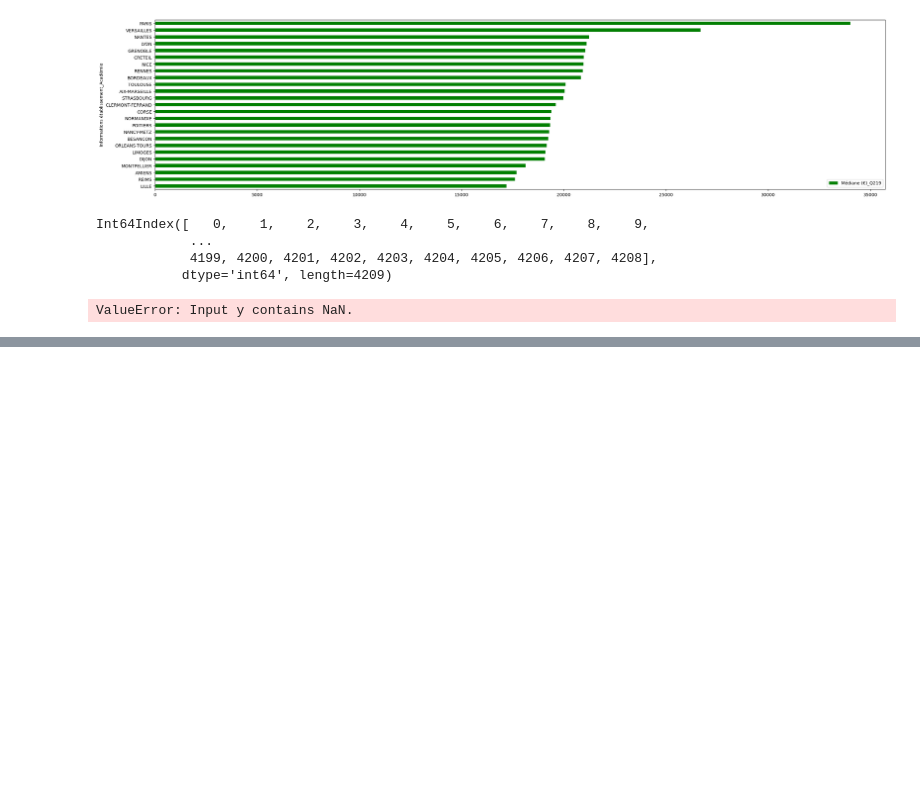
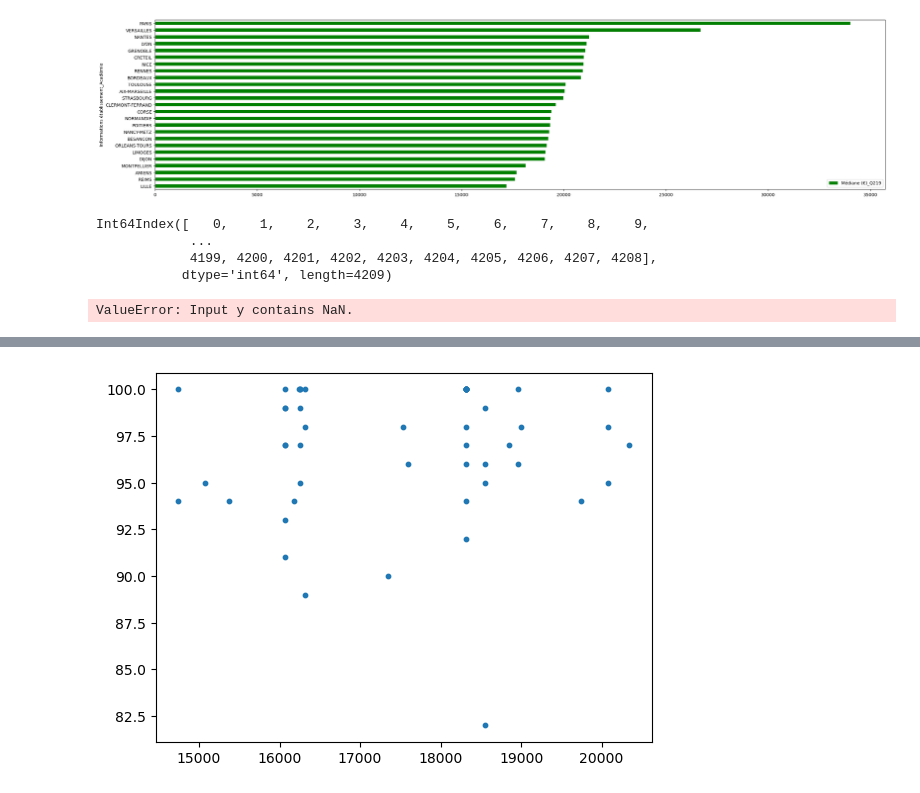
Before and after one commit to Acochepin/Python-2A---AC---JM---RS, a Jupyter notebook: Manipulation bases de données.ipynb, the cells around one changed output, grey strips where cells are left out. Cells and saved outputs as stored; diff of their text form; code cells hidden in the pictures; blank space fills up the shorter version.

```diff
--- a/Manipulation bases de données.ipynb
+++ b/Manipulation bases de données.ipynb
@@ -526,0 +560,11 @@ ValueError: Input y contains NaN.
+# %%
+#Bas taux de réussite
+df7 = df.loc[df["Informations établissement_Académie"] == "REIMS"]
+df7
+
+x = df7.loc[:,"Médiane (€)_Q219"]
+y = df7.loc[:,"Taux de réussite bruts_GNLE"]
+plt.scatter(x,y, s=10)
+plt.show()
+# %% [output]
+[figure, added]
```
Also changed, not shown: parts of 3 cells of this notebook.
